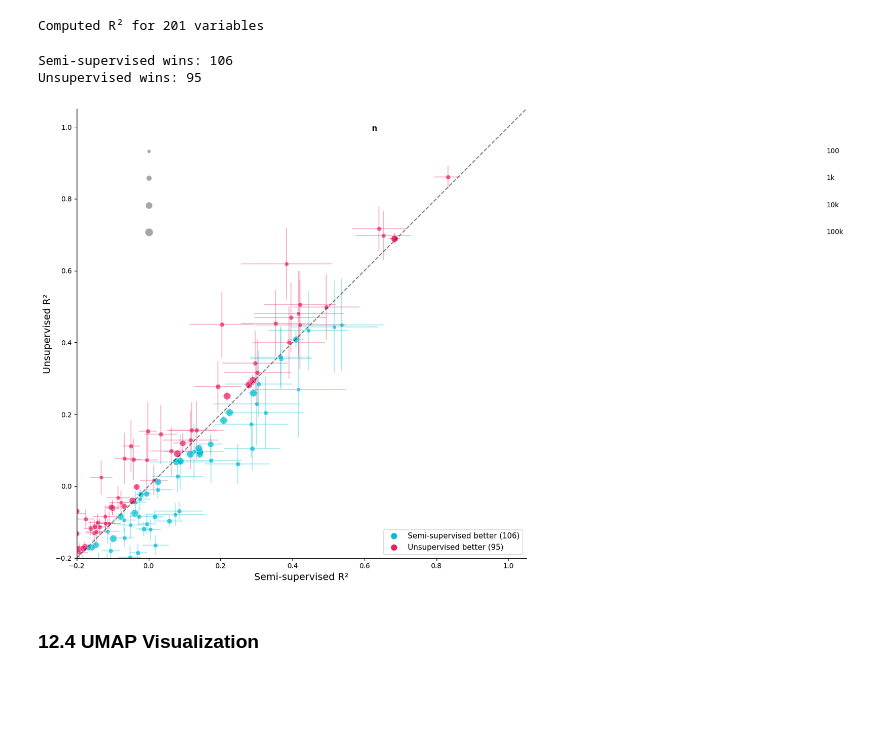
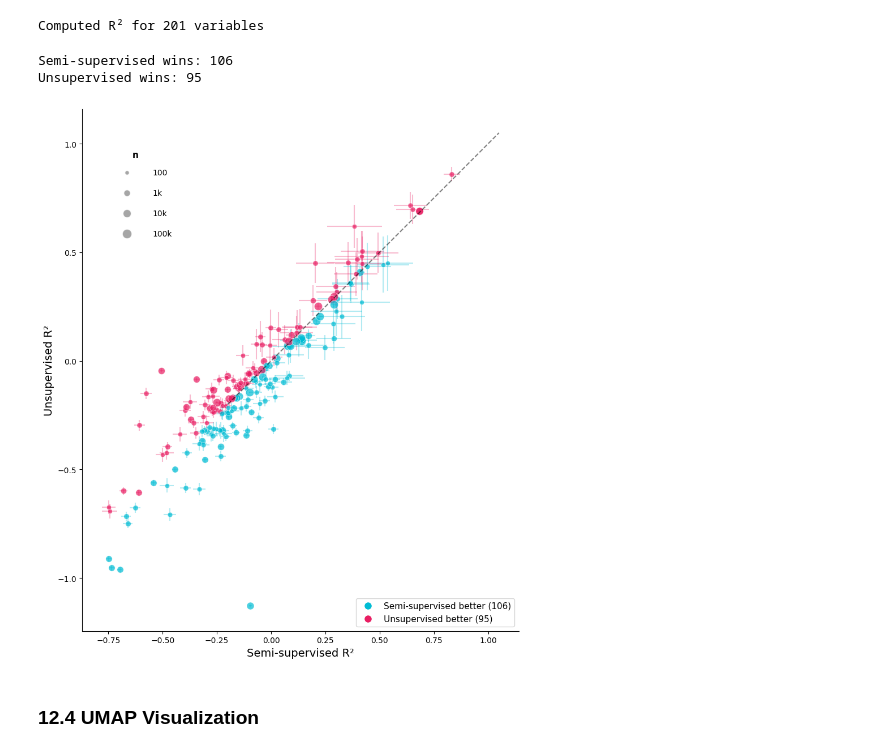
Before and after one commit to mnky9800n/bhai-vae-paper, a Jupyter notebook: notebooks/bhai_vae_paper.ipynb, the cells around one changed output. Cells and saved outputs as stored; diff of their text form; code cells hidden in the pictures; blank space fills up the shorter version.

```diff
--- a/notebooks/bhai_vae_paper.ipynb
+++ b/notebooks/bhai_vae_paper.ipynb
@@ -1575,40 +1575,40 @@ for i in range(len(x)):
 ax.plot([-0.2, 1.05], [-0.2, 1.05], 'k--', lw=1.5, alpha=0.5)
 ax.set_xlabel('Semi-supervised R²', fontsize=14)
 ax.set_ylabel('Unsupervised R²', fontsize=14)
-ax.set_xlim(-0.2, 1.05)
-ax.set_ylim(-0.2, 1.05)
+# ax.set_xlim(-0.2, 1.05)
+# ax.set_ylim(-0.2, 1.05)
 ax.set_aspect('equal')
 ax.spines['top'].set_visible(False)
 ax.spines['right'].set_visible(False)
 
 from matplotlib.lines import Line2D
 legend_elements = [
     Line2D([0], [0], marker='o', color='w', markerfacecolor='#00BCD4',
            markersize=10, label=f'Semi-supervised better ({semisup_wins})'),
     Line2D([0], [0], marker='o', color='w', markerfacecolor='#E91E63',
            markersize=10, label=f'Unsupervised better ({unsup_wins})'),
 ]
 ax.legend(handles=legend_elements, loc='lower right', fontsize=11)
 
 size_legend_ax = fig.add_axes([0.15, 0.72, 0.15, 0.18])
-# size_legend_ax.set_xlim(0, 1)
-# size_legend_ax.set_ylim(0, 1)
+size_legend_ax.set_xlim(0, 1)
+size_legend_ax.set_ylim(0, 1)
 size_legend_ax.axis('off')
 for ss, label, yp in [(100, '100', 0.85), (1000, '1k', 0.65),
                        (10000, '10k', 0.45), (100000, '100k', 0.25)]:
     log_s = np.log10(ss)
     size = 30 + 150 * (log_s - 2) / 4
     size_legend_ax.scatter(0.3, yp, s=size, c='gray', alpha=0.7, edgecolors='white')
     size_legend_ax.text(0.6, yp, label, va='center', fontsize=10)
 size_legend_ax.text(0.4, 1.0, 'n', ha='center', fontsize=11, fontweight='bold')
 
 plt.tight_layout()
 plt.savefig(FIGURES_DIR / 'fig_r2_unsup_vs_semi.png', dpi=300, bbox_inches='tight')
 plt.show()
 # %% [output]
 Semi-supervised wins: 106
 Unsupervised wins: 95
-[figure, old version]
+[figure, new version]
 # %% [markdown]
 ### 12.4 UMAP Visualization
 # %%
```
Also changed, not shown: parts of 1 cell of this notebook.
